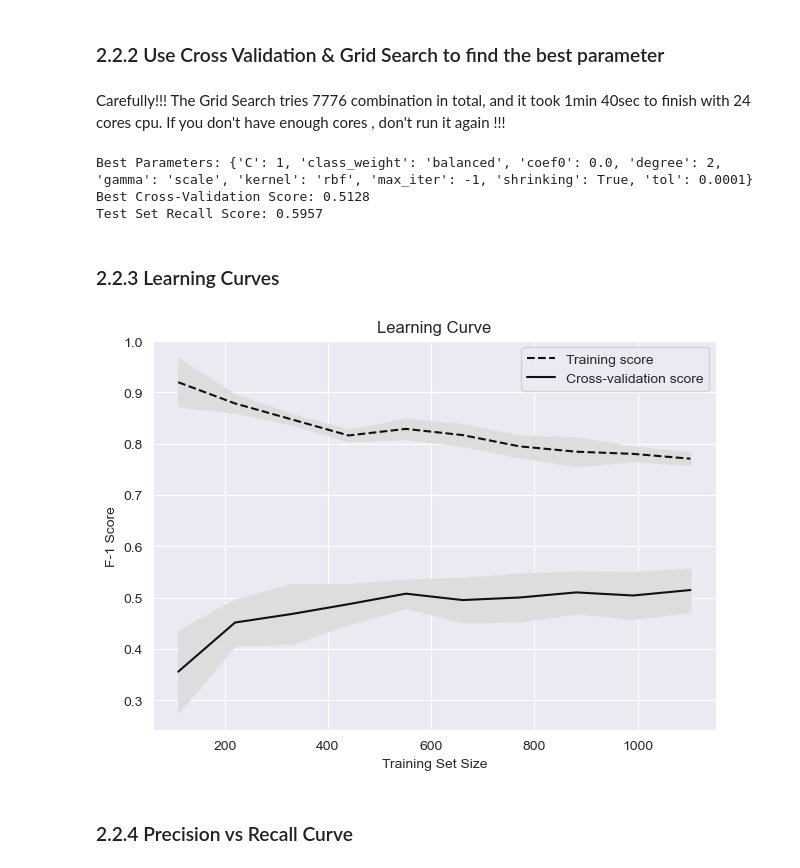
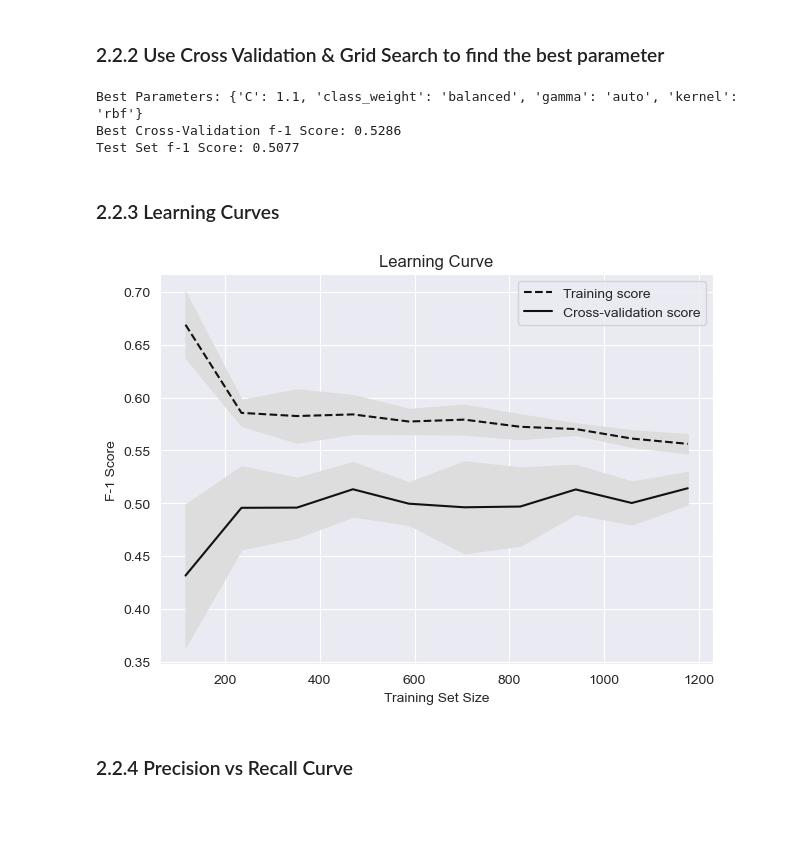
Before and after one commit to yzysnake/Data_Mining_Principles, a Jupyter notebook: Group Project/GroupProject.ipynb, the cells around one changed output. Cells and saved outputs as stored; diff of their text form; code cells hidden in the pictures; blank space fills up the shorter version.

```diff
--- a/Group Project/GroupProject.ipynb
+++ b/Group Project/GroupProject.ipynb
@@ -544,32 +544,23 @@ f1_train, f1_test
 (0.4799999999999999, 0.3157894736842105)
 # %% [markdown]
 ### 2.2.2 Use Cross Validation & Grid Search to find the best parameter
-# %% [markdown]
-Carefully!!! The Grid Search tries 7776 combination in total, and it took 1min 40sec to finish with 24 cores cpu. If you don't have enough cores , don't run it again !!!
 # %%
 # Stratified train-test split to maintain class distribution
 X_train, X_test, y_train, y_test = train_test_split(X, y, test_size=0.2, random_state=66, stratify=y)
 
 # Setting up the k-fold cross-validation (with StratifiedKFold for balanced splits)
-kfold = StratifiedKFold(n_splits=4, shuffle=True, random_state=66)
+kfold = StratifiedKFold(n_splits=5, shuffle=True, random_state=66)
 
 # Defining the SVM model
-svm = SVC()
+svm = SVC(random_state=66)
 
 # Defining the grid of parameters to search over
-# Carefully!!! The Grid Search tries 7776 combination in total, and it took 1min 40sec to finish with 24 cores cpu. If you don't have enough cores , don't run it again !!!
 param_grid = {
-    'C': [0.1, 1, 10, 100],
+    'C': [0.01, 0.1, 0.8, 0.9, 1, 1.01, 1.02, 1.03, 1.04, 1.05, 1.1, 1.15, 1.5, 2, 5, 10],
     'kernel': ['linear', 'rbf', 'poly'],
     'gamma': ['scale', 'auto'],
-    'degree': [2, 3, 4],  # Only used for 'poly' kernel
-    'coef0': [0.0, 0.1, 0.5],  # Useful for 'poly' and 'sigmoid'
-    'class_weight': [None, 'balanced'],
-    'shrinking': [True, False],
-    'tol': [1e-4, 1e-3, 1e-2],
-    'max_iter': [-1, 1000, 2000]  # -1 for no limit
+    'class_weight': [None, 'balanced']
 }
-
 
 # Setting up the grid search with SVM, parameter grid, and cross-validation strategy
 grid_search = GridSearchCV(svm, param_grid, cv=kfold, scoring='f1', n_jobs=-1)
@@ -578,33 +569,33 @@ grid_search = GridSearchCV(svm, param_grid, cv=kfold, scoring='f1', n_jobs=-1)
 grid_search.fit(X_train, y_train)
 
 # Best parameters found
-best_params = grid_search.best_params_
+best_params_svm = grid_search.best_params_
 
 # Best score achieved during cross-validation
-best_score = grid_search.best_score_
+best_score_svm = grid_search.best_score_
 
 # Predicting the test set results with the best estimator
 y_pred = grid_search.predict(X_test)
 
 # Calculating the f-1 of the best estimator on the test set
-test_f1 = f1_score(y_test, y_pred)
+test_f1_svm = f1_score(y_test, y_pred)
 # %%
-print(f"Best Parameters: {best_params}")
-print(f"Best Cross-Validation f-1 Score: {best_score:.4f}")
-print(f"Test Set f-1 Score: {test_recall:.4f}")
+print(f"Best Parameters: {best_params_svm}")
+print(f"Best Cross-Validation f-1 Score: {best_score_svm:.4f}")
+print(f"Test Set f-1 Score: {test_f1_svm:.4f}")
 # %% [output]
-Best Parameters: {'C': 1, 'class_weight': 'balanced', 'coef0': 0.0, 'degree': 2, 'gamma': 'scale', 'kernel': 'rbf', 'max_iter': -1, 'shrinking': True, 'tol': 0.0001}
-Best Cross-Validation Score: 0.5128
-Test Set Recall Score: 0.5957
+Best Parameters: {'C': 1.1, 'class_weight': 'balanced', 'gamma': 'auto', 'kernel': 'rbf'}
+Best Cross-Validation f-1 Score: 0.5286
+Test Set f-1 Score: 0.5077
 # %% [markdown]
 ### 2.2.3 Learning Curves
 # %%
 # Initialize the model with best parameters
-best_SVM_model = SVC(C=1, kernel='rbf', gamma= 'scale', class_weight='balanced', coef0= 0.0, degree= 2, max_iter=-1, shrinking= True, tol= 0.0001 )
+best_SVM_model = SVC(C=1.1, kernel='rbf', gamma= 'auto', class_weight="balanced")
 # Function to plot learning curves
 plot_learning_curves(best_SVM_model, X, y, kfold)
 # %% [output]
-[figure, old version]
+[figure, new version]
 # %% [markdown]
 ### 2.2.4 Precision vs Recall Curve
 # %%
```
Also changed, not shown: parts of 46 cells of this notebook.
